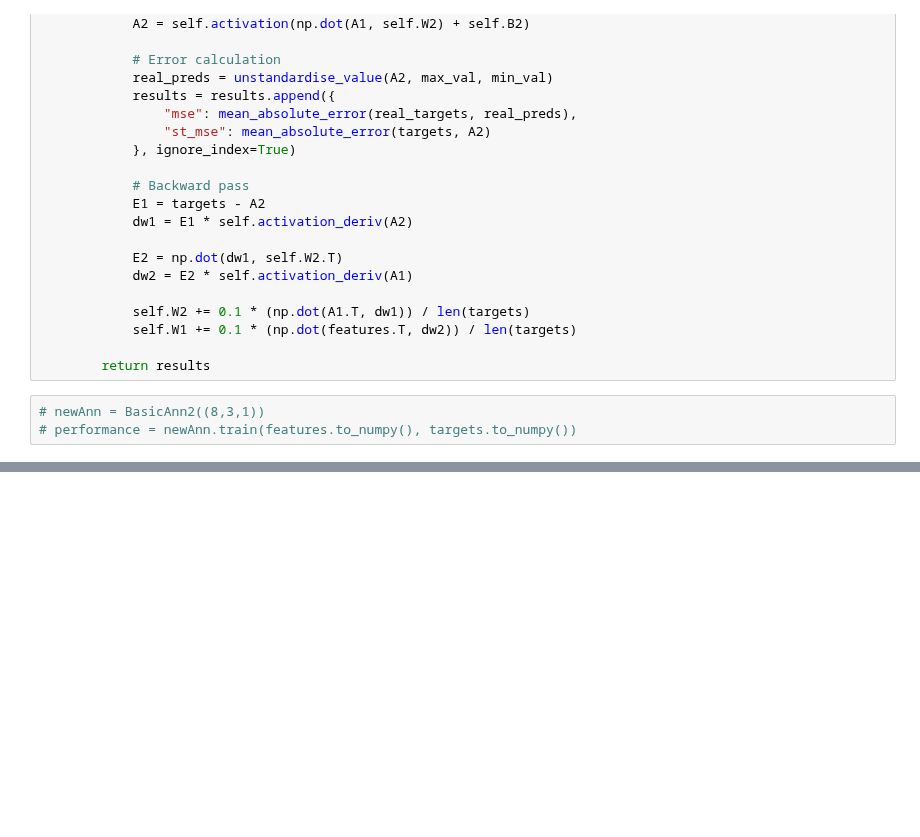
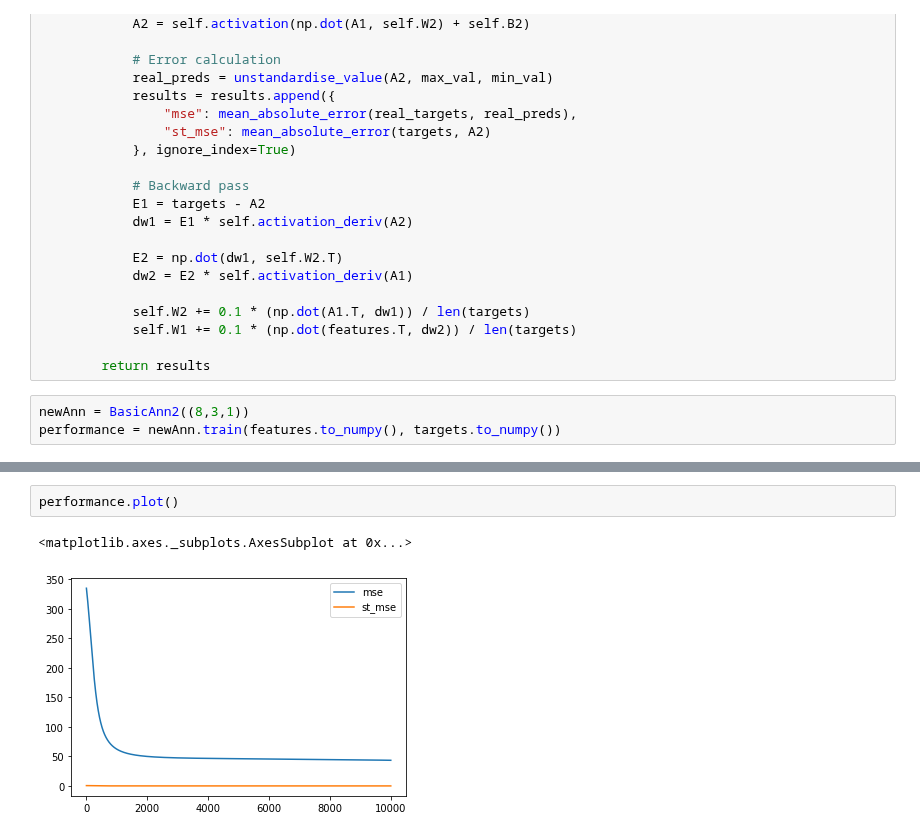
Before and after one commit to mhjp13/small-projects-ai, a Jupyter notebook: cob107/cw2/MLP-Models.ipynb, the cells around one changed output, grey strips where cells are left out. Cells and saved outputs as stored; diff of their text form; blank space fills up the shorter version.

Commit message:
created very very basic ANN class that allows for multiple layers

```diff
--- a/cob107/cw2/MLP-Models.ipynb
+++ b/cob107/cw2/MLP-Models.ipynb
@@ -193,6 +193,6 @@ class BasicAnn2:
 
         return results
 # %%
-# newAnn = BasicAnn2((8,3,1))
-# performance = newAnn.train(features.to_numpy(), targets.to_numpy())
+newAnn = BasicAnn2((8,3,1))
+performance = newAnn.train(features.to_numpy(), targets.to_numpy())
 # %%
@@ -258,0 +307,5 @@ array([[23.47],
+# %%
+performance.plot()
+# %% [output]
+<matplotlib.axes._subplots.AxesSubplot at 0x...>
+[figure, added]
```
Also changed, not shown: parts of 11 cells of this notebook.
